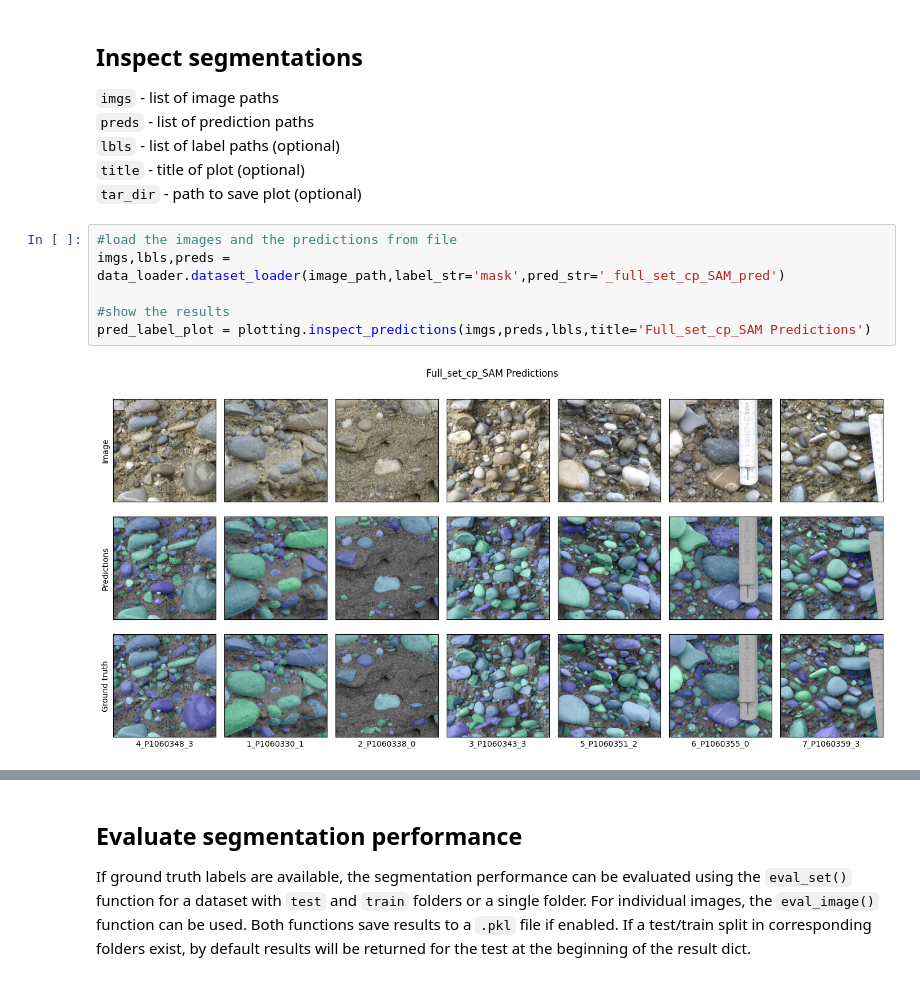
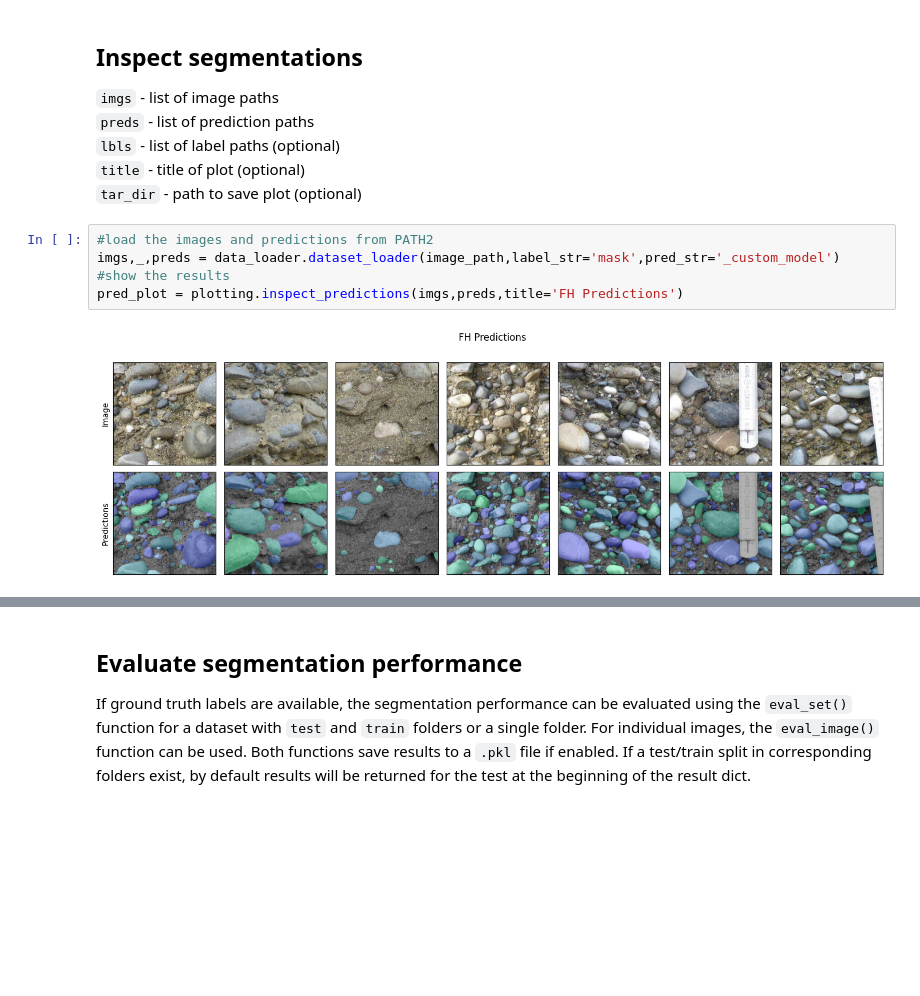
Before and after one commit to fionabyrne101/imagegrains, a Jupyter notebook: notebooks/1_image_segmentation.ipynb, the cells around one changed output, grey strips where cells are left out. Drawn from its saved outputs; the diff is of its cells as text; blank space fills up the shorter version.

```diff
--- a/notebooks/1_image_segmentation.ipynb
+++ b/notebooks/1_image_segmentation.ipynb
@@ -96,10 +96,9 @@ for path in [image_path1,image_path2]:
 `title` - title of plot (optional)
 `tar_dir` - path to save plot (optional)
 # %%
-#load the images and the predictions from file
-imgs,lbls,preds = data_loader.dataset_loader(image_path,label_str='mask',pred_str='_full_set_cp_SAM_pred')
-
+#load the images and predictions from PATH2
+imgs,_,preds = data_loader.dataset_loader(image_path,label_str='mask',pred_str='_custom_model')
 #show the results
-pred_label_plot = plotting.inspect_predictions(imgs,preds,lbls,title='Full_set_cp_SAM Predictions')
+pred_plot = plotting.inspect_predictions(imgs,preds,title='FH Predictions')
 # %% [output]
-[figure, old version]
+[figure, new version]
```
Also changed, not shown: parts of 15 cells of this notebook, 2 other files.
